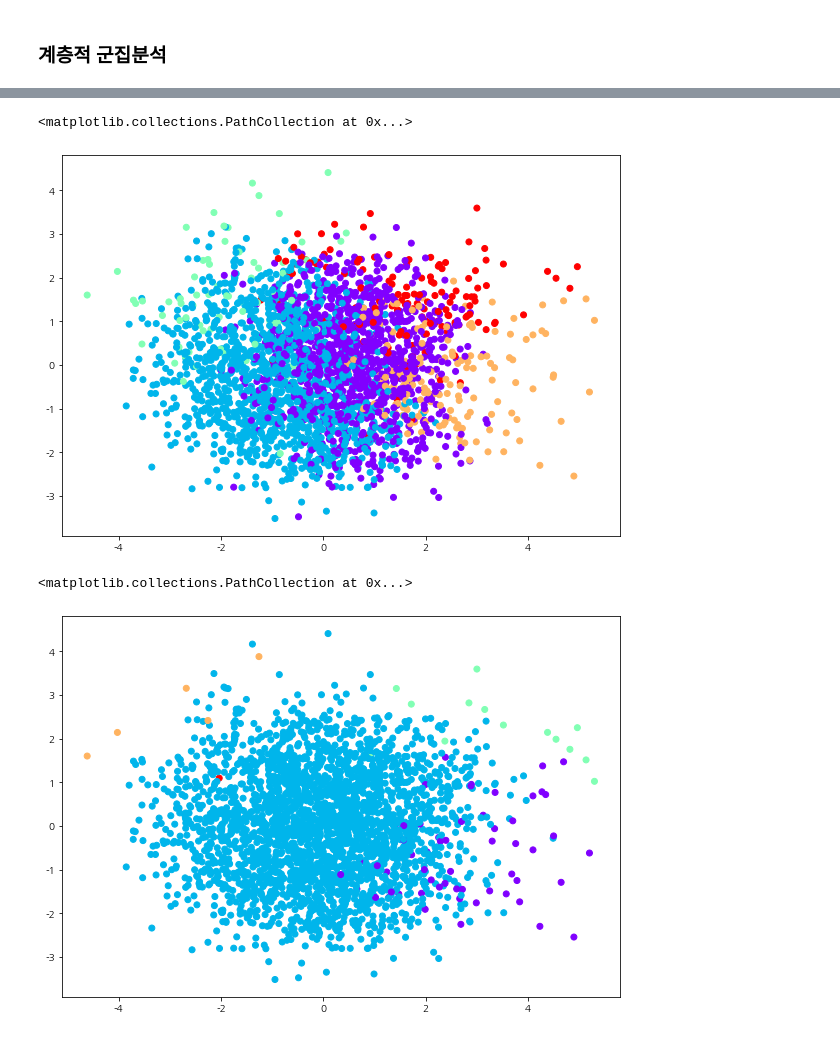
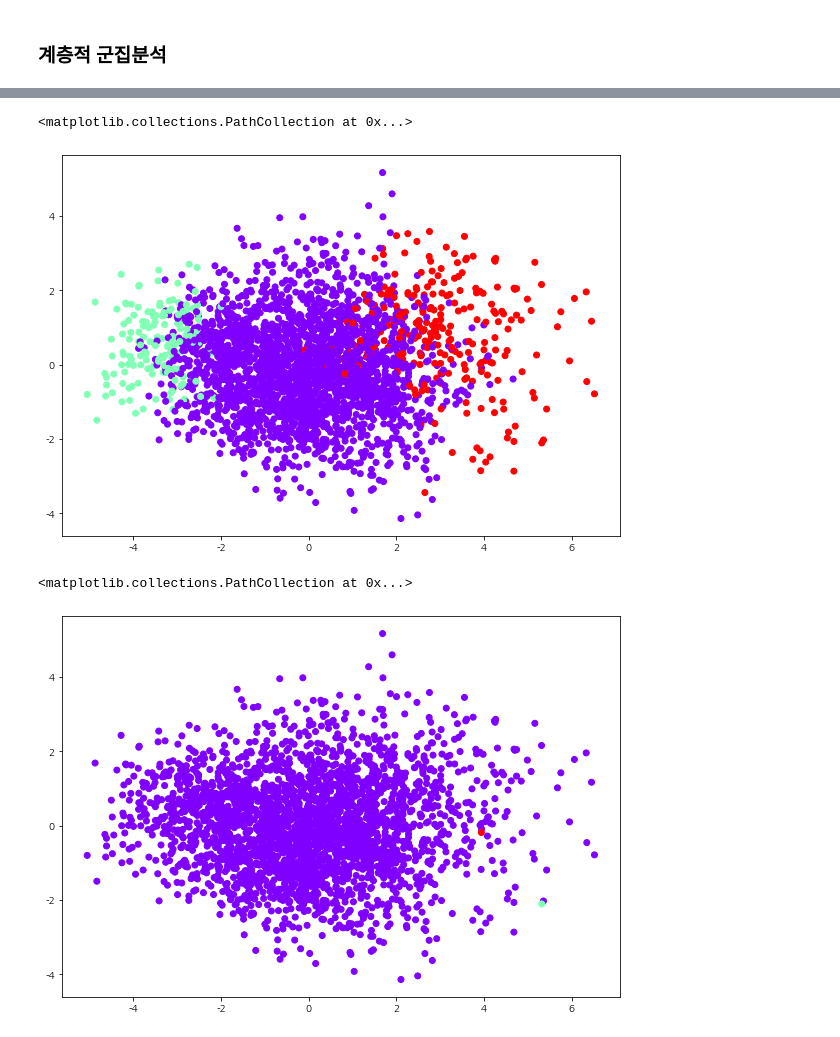
Before and after one commit to Insight-Sogang-Univ/insightcon_3rd_dog, a Jupyter notebook: 000.ipynb, the cells around one changed output, grey strips where cells are left out. Cells and saved outputs as stored; diff of their text form; code cells hidden in the pictures.

```diff
--- a/000.ipynb
+++ b/000.ipynb
@@ -49,7 +49,7 @@ data_cleaning.head()
 # %% [markdown]
 ### PCA
 # %%
-data_pca = data_cleaning.copy()
+data_pca = data.copy()
 # %%
 %matplotlib inline
 corr = data_pca.corr()
@@ -309,7 +362,7 @@ data_pca3.head(3)
 from sklearn.cluster import AgglomerativeClustering
 # %%
 #와드연결법
-cluster = AgglomerativeClustering(n_clusters=4, affinity='euclidean', linkage='ward')
+cluster = AgglomerativeClustering(n_clusters=3, affinity='euclidean', linkage='ward')
 cluster.fit_predict(data_pca3)
 plt.figure(figsize=(10, 7))
 plt.scatter(data_pca3['pca_x'], data_pca3['pca_y'], c=cluster.labels_, cmap='rainbow')
@@ -319,6 +372,6 @@ plt.scatter(data_pca3['pca_x'], data_pca3['pca_y'], c=cluster.labels_, cmap='rai
 # %%
 # 단일연결법
-cluster_2 = AgglomerativeClustering(n_clusters=5, affinity='euclidean', linkage='single')
+cluster_2 = AgglomerativeClustering(n_clusters=3, affinity='euclidean', linkage='single')
 cluster_2.fit_predict(data_pca3)
 plt.figure(figsize=(10, 7))
 plt.scatter(data_pca3['pca_x'], data_pca3['pca_y'], c=cluster_2.labels_, cmap='rainbow')
@@ -328,18 +381,18 @@ plt.scatter(data_pca3['pca_x'], data_pca3['pca_y'], c=cluster_2.labels_, cmap='r
 # %%
 # 완전연결법
-cluster_3 = AgglomerativeClustering(n_clusters=5, affinity='euclidean', linkage='complete')
+cluster_3 = AgglomerativeClustering(n_clusters=3, affinity='euclidean', linkage='complete')
 cluster_3.fit_predict(data_pca3)
 plt.figure(figsize=(10, 7))
 plt.scatter(data_pca3['pca_x'], data_pca3['pca_y'], c=cluster_3.labels_, cmap='rainbow')
 # %% [output]
 <matplotlib.collections.PathCollection at 0x...>
-[figure, old version]
+[figure, new version]
 # %%
 # 평균연결법
-cluster_4 = AgglomerativeClustering(n_clusters=5, affinity='euclidean', linkage='average')
+cluster_4 = AgglomerativeClustering(n_clusters=3, affinity='euclidean', linkage='average')
 cluster_4.fit_predict(data_pca3)
 plt.figure(figsize=(10, 7))
 plt.scatter(data_pca3['pca_x'], data_pca3['pca_y'], c=cluster_4.labels_, cmap='rainbow')
 # %% [output]
 <matplotlib.collections.PathCollection at 0x...>
-[figure, old version]
+[figure, new version]
```
Also changed, not shown: parts of 8 cells of this notebook, 3 other files.
